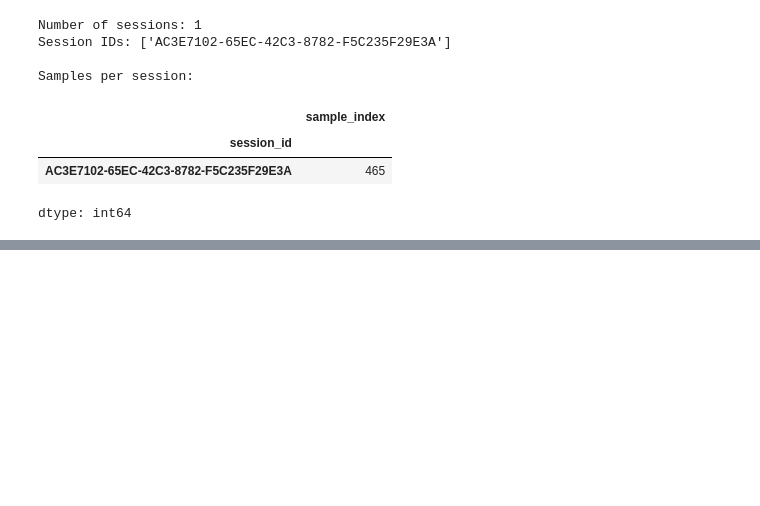
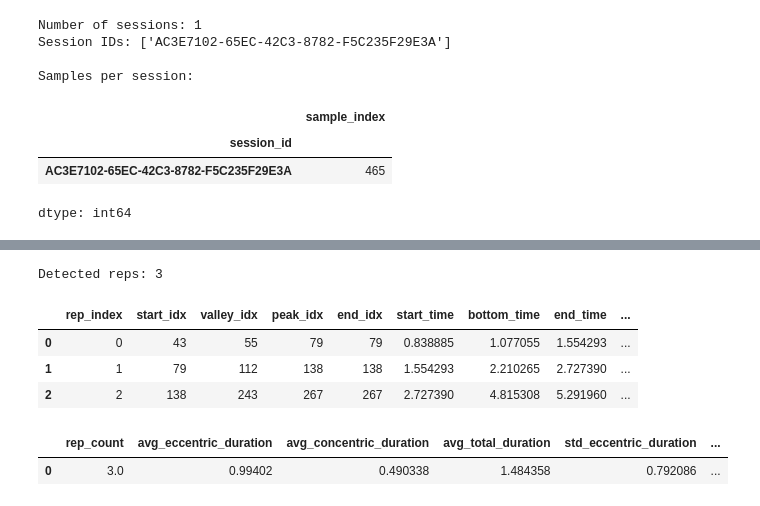
Before and after one commit to wongledongle/liftempo, a Jupyter notebook: liftempovisual1.ipynb, the cells around one changed output, grey strips where cells are left out. Cells and saved outputs as stored; diff of their text form; code cells hidden in the pictures; blank space fills up the shorter version.

```diff
--- a/liftempovisual1.ipynb
+++ b/liftempovisual1.ipynb
@@ -13,7 +14,7 @@ import matplotlib.pyplot as plt
 pd.set_option("display.max_columns", 20)
 pd.set_option("display.width", 120)
 # %%
-CSV_PATH = "/content/liftempo_sessions_2.csv"
+CSV_PATH = "/content/liftempo_sessions 2.csv"
 
 df = pd.read_csv(CSV_PATH)
 df.head()
@@ -278,4 +70,0 @@ def plot_reps(session_df, smoothed, reps):
-# %%
-reps, smooth, filtered = detect_reps(session_df)
-plot_reps(session_df, smooth, reps)
-reps
@@ -301 +71,34 @@ Detected reps: 3
+# %%
+def summarize_session_metrics(rep_metrics: pd.DataFrame) -> pd.Series:
+    """
+    Summarize per-rep metrics into a single row for the session.
+    """
+    if rep_metrics.empty:
+        return pd.Series({
+            "rep_count": 0,
+            "avg_eccentric_duration": np.nan,
+            "avg_concentric_duration": np.nan,
+            "avg_total_duration": np.nan,
+            "std_eccentric_duration": np.nan,
+            "std_concentric_duration": np.nan,
+            "std_total_duration": np.nan,
+            "total_time_under_tension": 0.0,
+        })
+
+    ecc = rep_metrics["eccentric_duration"]
+    con = rep_metrics["concentric_duration"]
+    tot = rep_metrics["total_duration"]
+
+    tut = float(ecc.sum() + con.sum())
+
+    return pd.Series({
+            "rep_count": len(rep_metrics),
+            "avg_eccentric_duration": float(ecc.mean()),
+            "avg_concentric_duration": float(con.mean()),
+            "avg_total_duration": float(tot.mean()),
+            "std_eccentric_duration": float(ecc.std(ddof=0)),
+            "std_concentric_duration": float(con.std(ddof=0)),
+            "std_total_duration": float(tot.std(ddof=0)),
+            "total_time_under_tension": tut,
+        })
 # %%
@@ -379,0 +400,16 @@ Detected reps: 2
+# %%
+rep_metrics_all, session_summaries = compute_metrics_for_all_sessions(df)
+# %% [output]
+Detected reps: 3
+# %%
+rep_metrics_all.head()
+# %% [output]
+|  | rep_index | start_idx | valley_idx | peak_idx | end_idx | start_time | bottom_time | end_time | ... |
+| 0 | 0 | 43 | 55 | 79 | 79 | 0.838885 | 1.077055 | 1.554293 | ... |
+| 1 | 1 | 79 | 112 | 138 | 138 | 1.554293 | 2.210265 | 2.727390 | ... |
+| 2 | 2 | 138 | 243 | 267 | 267 | 2.727390 | 4.815308 | 5.291960 | ... |
+# %%
+session_summaries
+# %% [output]
+|  | rep_count | avg_eccentric_duration | avg_concentric_duration | avg_total_duration | std_eccentric_duration | ... |
+| 0 | 3.0 | 0.99402 | 0.490338 | 1.484358 | 0.792086 | ... |
```
Also changed, not shown: parts of 15 cells of this notebook.
